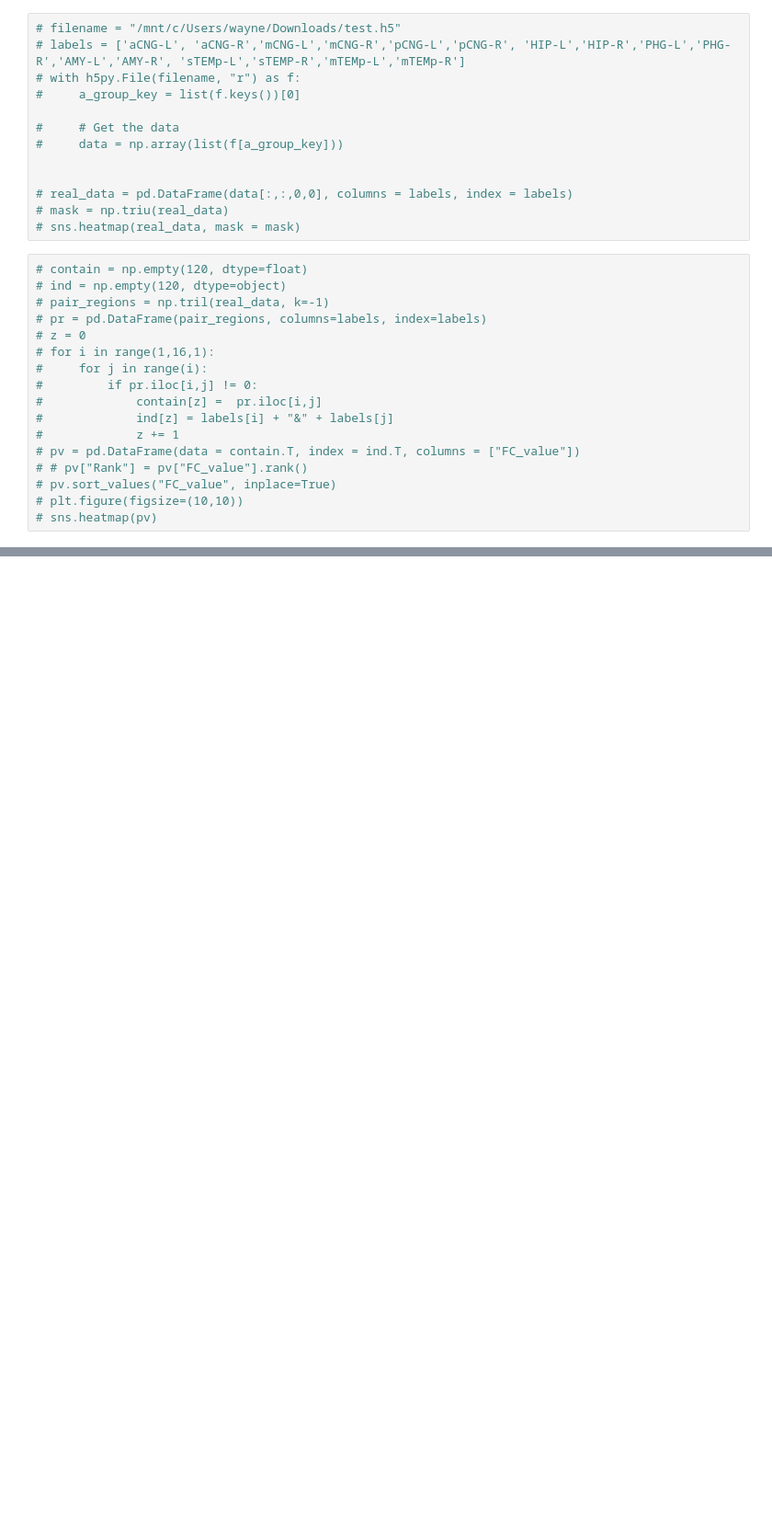
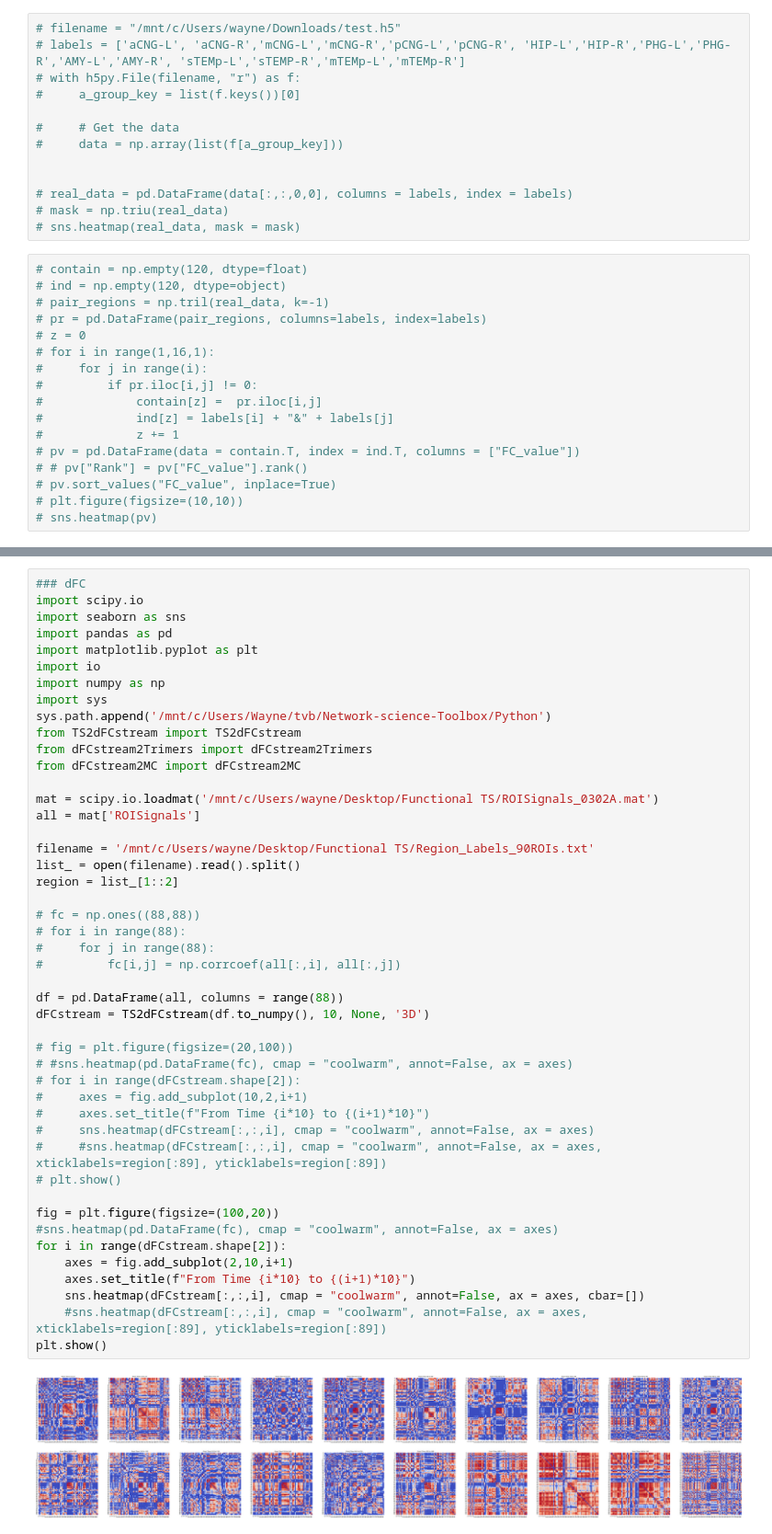
Before and after one commit to yilewang/Gc_detect_script, a Jupyter notebook: application/FC.ipynb, the cells around one changed output, grey strips where cells are left out. Shown at 92% size. Saved outputs shown, nothing was run; the diff lists cells and outputs as text; blank space fills up the shorter version.

```diff
--- a/application/FC.ipynb
+++ b/application/FC.ipynb
@@ -147,0 +106,48 @@ OSError: Cannot save file into a non-existent directory: 'path_in_your_computer'
+# %%
+### dFC
+import scipy.io
+import seaborn as sns
+import pandas as pd
+import matplotlib.pyplot as plt
+import io
+import numpy as np
+import sys
+sys.path.append('/mnt/c/Users/Wayne/tvb/Network-science-Toolbox/Python')
+from TS2dFCstream import TS2dFCstream
+from dFCstream2Trimers import dFCstream2Trimers
+from dFCstream2MC import dFCstream2MC
+
+mat = scipy.io.loadmat('/mnt/c/Users/wayne/Desktop/Functional TS/ROISignals_0302A.mat')
+all = mat['ROISignals']
+
+filename = '/mnt/c/Users/wayne/Desktop/Functional TS/Region_Labels_90ROIs.txt'
+list_ = open(filename).read().split()
+region = list_[1::2]
+
+# fc = np.ones((88,88))
+# for i in range(88):
+#     for j in range(88):
+#         fc[i,j] = np.corrcoef(all[:,i], all[:,j])
+
+df = pd.DataFrame(all, columns = range(88))
+dFCstream = TS2dFCstream(df.to_numpy(), 10, None, '3D')
+
+# fig = plt.figure(figsize=(20,100))
+# #sns.heatmap(pd.DataFrame(fc), cmap = "coolwarm", annot=False, ax = axes)
+# for i in range(dFCstream.shape[2]):
+#     axes = fig.add_subplot(10,2,i+1)
+#     axes.set_title(f"From Time {i*10} to {(i+1)*10}")
+#     sns.heatmap(dFCstream[:,:,i], cmap = "coolwarm", annot=False, ax = axes)
+#     #sns.heatmap(dFCstream[:,:,i], cmap = "coolwarm", annot=False, ax = axes, xticklabels=region[:89], yticklabels=region[:89])
+# plt.show()
+
+fig = plt.figure(figsize=(100,20))
+#sns.heatmap(pd.DataFrame(fc), cmap = "coolwarm", annot=False, ax = axes)
+for i in range(dFCstream.shape[2]):
+    axes = fig.add_subplot(2,10,i+1)
+    axes.set_title(f"From Time {i*10} to {(i+1)*10}")
+    sns.heatmap(dFCstream[:,:,i], cmap = "coolwarm", annot=False, ax = axes, cbar=[])
+    #sns.heatmap(dFCstream[:,:,i], cmap = "coolwarm", annot=False, ax = axes, xticklabels=region[:89], yticklabels=region[:89])
+plt.show()
+# %% [output]
+[figure, added]
```
Also changed, not shown: parts of 2 cells of this notebook, 5 other files.
